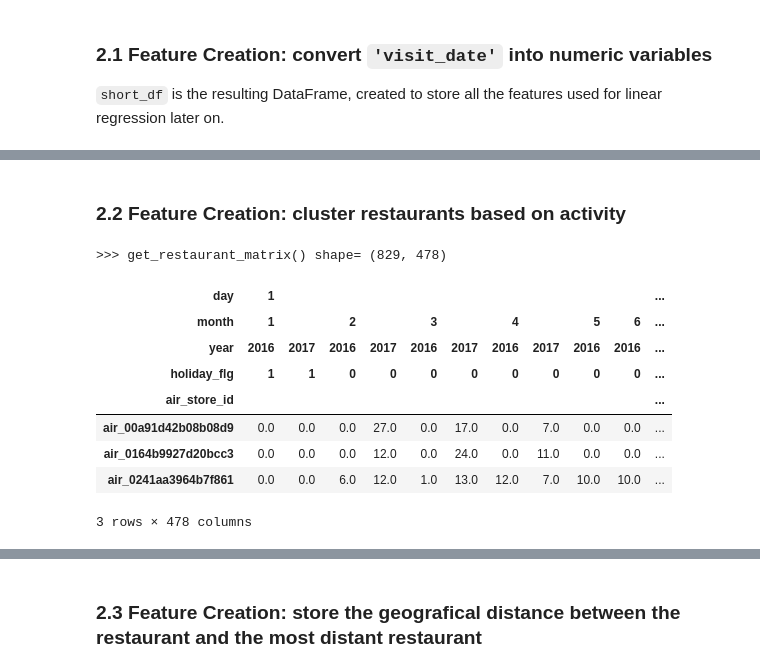
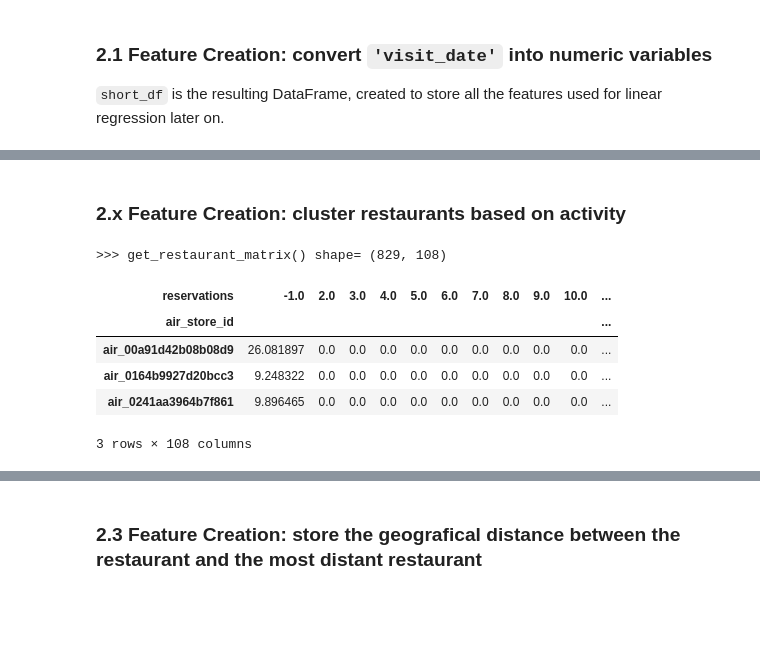
Before and after one commit to karlphillip/DataScience, a Jupyter notebook: Capstone Project1/3_regression.ipynb, the cells around one changed output, grey strips where cells are left out. Drawn from its saved outputs; the diff is of its cells as text; code cells hidden in the pictures; blank space fills up the shorter version.

```diff
--- a/Capstone Project1/3_regression.ipynb
+++ b/Capstone Project1/3_regression.ipynb
@@ -105,26 +145,34 @@ display(short_df.head(3))
 # %% [markdown]
-### 2.2 Feature Creation: cluster restaurants based on activity
+### 2.x Feature Creation: cluster restaurants based on activity
 # %%
 def get_restaurant_matrix():
-    short_df = get_features_df()
-    matrix_df = short_df.drop('visit_date', axis=1).pivot_table(index=['air_store_id'], columns=['day','month','year','holiday_flg'], values='visitors')
+    # 0.546
+#     matrix_df = short_df.drop('visit_date', axis=1).pivot_table(index=['air_store_id'], columns=['day','month','year','holiday_flg'], values='visitors')
+
+    # 0.545 N=6
+#    matrix_df = short_df.drop('visit_date', axis=1).pivot_table(index=['air_store_id'], columns=['reservations'], values='visitors')
+
+#     matrix_df = short_df.drop('visit_date', axis=1).pivot_table(index=['air_store_id'], columns=['dow', 'reservations', 'genre_name_Asian', 'genre_name_Bar/Cocktail', 'genre_name_Cafe/Sweets',
+#                                                                                                  'genre_name_Creative cuisine', 'genre_name_Dining bar', 'genre_name_International cuisine',
+#                                                                                                  'genre_name_Italian/French', 'genre_name_Izakaya', 'genre_name_Japanese food', 'genre_name_Karaoke/Party',
+#                                                                                                  'genre_name_Okonomiyaki/Monja/Teppanyaki', 'genre_name_Other', 'genre_name_Western food',
+#                                                                                                  'genre_name_Yakiniku/Korean food'], values='visitors')
+
+    matrix_df = short_df.drop('visit_date', axis=1).pivot_table(index=['air_store_id'], columns=['reservations'], values='visitors')
     matrix_df.fillna(0, inplace=True)
     return matrix_df
 
 matrix_df = get_restaurant_matrix()
 print('>>> get_restaurant_matrix() shape=', matrix_df.shape)
 display(matrix_df.head(3))
 # %% [output]
->>> get_restaurant_matrix() shape= (829, 478)
+>>> get_restaurant_matrix() shape= (829, 108)
-| day | 1 |  |  |  |  |  |  |  |  |  | ... |
-| month | 1 |  | 2 |  | 3 |  | 4 |  | 5 | 6 | ... |
-| year | 2016 | 2017 | 2016 | 2017 | 2016 | 2017 | 2016 | 2017 | 2016 | 2016 | ... |
-| holiday_flg | 1 | 1 | 0 | 0 | 0 | 0 | 0 | 0 | 0 | 0 | ... |
+| reservations | -1.0 | 2.0 | 3.0 | 4.0 | 5.0 | 6.0 | 7.0 | 8.0 | 9.0 | 10.0 | ... |
 | air_store_id |  |  |  |  |  |  |  |  |  |  | ... |
-| air_00a91d42b08b08d9 | 0.0 | 0.0 | 0.0 | 27.0 | 0.0 | 17.0 | 0.0 | 7.0 | 0.0 | 0.0 | ... |
-| air_0164b9927d20bcc3 | 0.0 | 0.0 | 0.0 | 12.0 | 0.0 | 24.0 | 0.0 | 11.0 | 0.0 | 0.0 | ... |
-| air_0241aa3964b7f861 | 0.0 | 0.0 | 6.0 | 12.0 | 1.0 | 13.0 | 12.0 | 7.0 | 10.0 | 10.0 | ... |
+| air_00a91d42b08b08d9 | 26.081897 | 0.0 | 0.0 | 0.0 | 0.0 | 0.0 | 0.0 | 0.0 | 0.0 | 0.0 | ... |
+| air_0164b9927d20bcc3 | 9.248322 | 0.0 | 0.0 | 0.0 | 0.0 | 0.0 | 0.0 | 0.0 | 0.0 | 0.0 | ... |
+| air_0241aa3964b7f861 | 9.896465 | 0.0 | 0.0 | 0.0 | 0.0 | 0.0 | 0.0 | 0.0 | 0.0 | 0.0 | ... |
-3 rows × 478 columns
+3 rows × 108 columns
 # %%
 from sklearn.cluster import KMeans
 from scipy.spatial.distance import cdist
```
Also changed, not shown: parts of 21 cells of this notebook.
